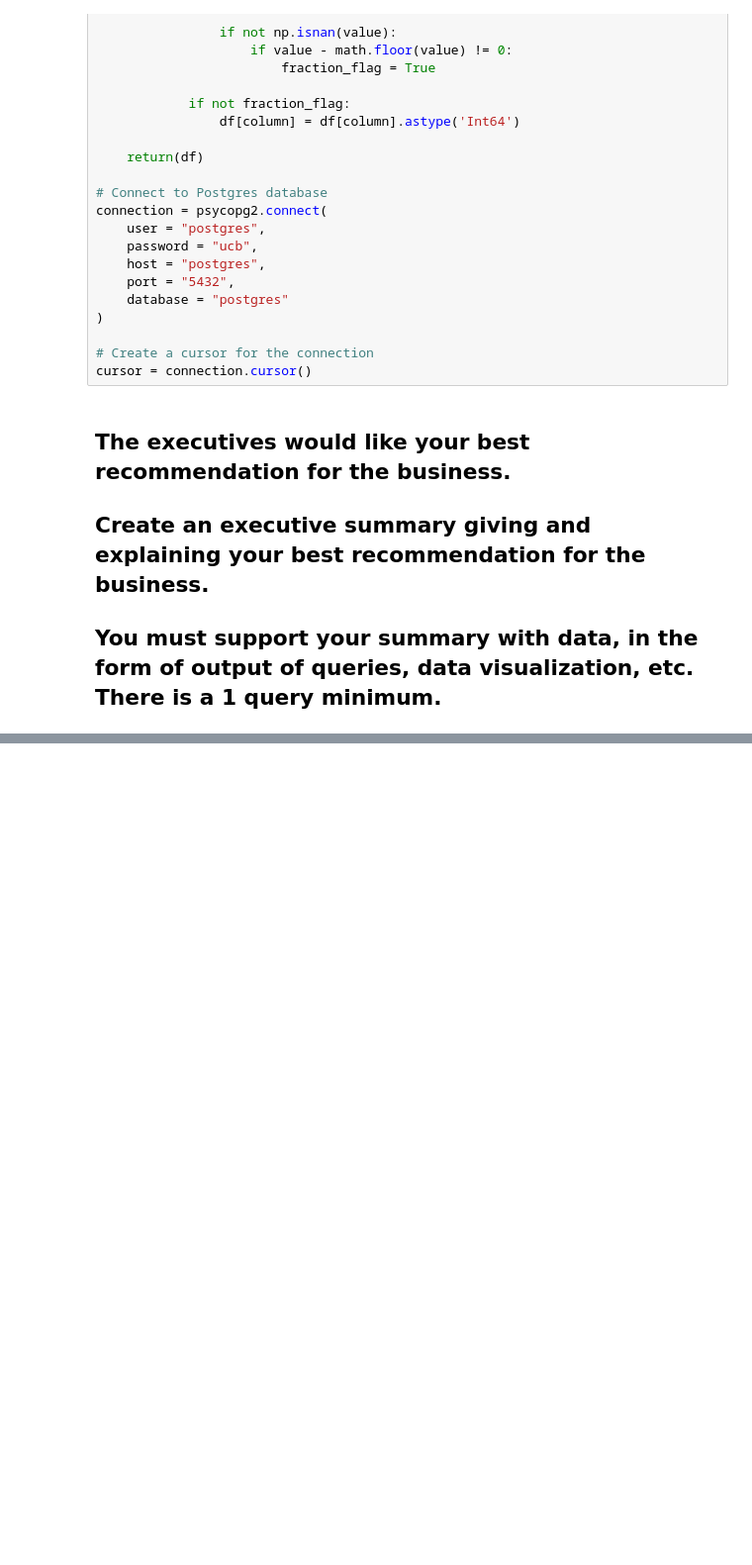
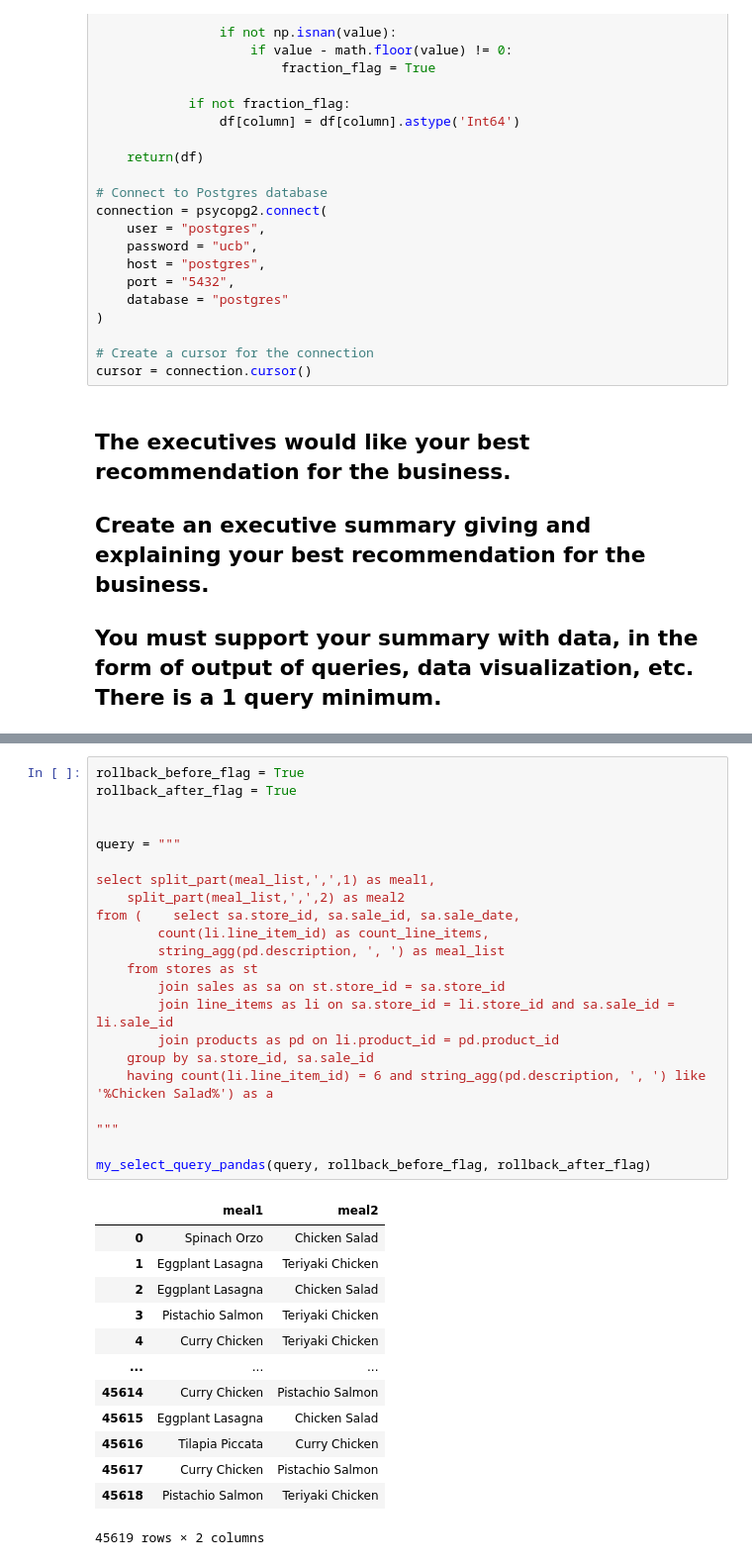
Before and after one commit to scabanela-ischool/Data_Engineering_Proj1_Querying, a Jupyter notebook: project_1_6.ipynb, the cells around one changed output, grey strips where cells are left out. Shown: that part at 99% size. Cells and saved outputs as stored; diff of their text form; blank space fills up the shorter version.

```diff
--- a/project_1_6.ipynb
+++ b/project_1_6.ipynb
@@ -346,0 +200,36 @@ plt.show()
+# %%
+rollback_before_flag = True
+rollback_after_flag = True
+
+
+query = """
+
+select split_part(meal_list,',',1) as meal1,
+    split_part(meal_list,',',2) as meal2
+from (    select sa.store_id, sa.sale_id, sa.sale_date,
+        count(li.line_item_id) as count_line_items,
+        string_agg(pd.description, ', ') as meal_list
+    from stores as st
+        join sales as sa on st.store_id = sa.store_id
+        join line_items as li on sa.store_id = li.store_id and sa.sale_id = li.sale_id
+        join products as pd on li.product_id = pd.product_id
+    group by sa.store_id, sa.sale_id
+    having count(li.line_item_id) = 6 and string_agg(pd.description, ', ') like '%Chicken Salad%') as a
+
+"""
+
+my_select_query_pandas(query, rollback_before_flag, rollback_after_flag)
+# %% [output]
+|  | meal1 | meal2 |
+| 0 | Spinach Orzo | Chicken Salad |
+| 1 | Eggplant Lasagna | Teriyaki Chicken |
+| 2 | Eggplant Lasagna | Chicken Salad |
+| 3 | Pistachio Salmon | Teriyaki Chicken |
+| 4 | Curry Chicken | Teriyaki Chicken |
+| ... | ... | ... |
+| 45614 | Curry Chicken | Pistachio Salmon |
+| 45615 | Eggplant Lasagna | Chicken Salad |
+| 45616 | Tilapia Piccata | Curry Chicken |
+| 45617 | Curry Chicken | Pistachio Salmon |
+| 45618 | Pistachio Salmon | Teriyaki Chicken |
+45619 rows × 2 columns
```
Also changed, not shown: parts of 11 cells of this notebook.
